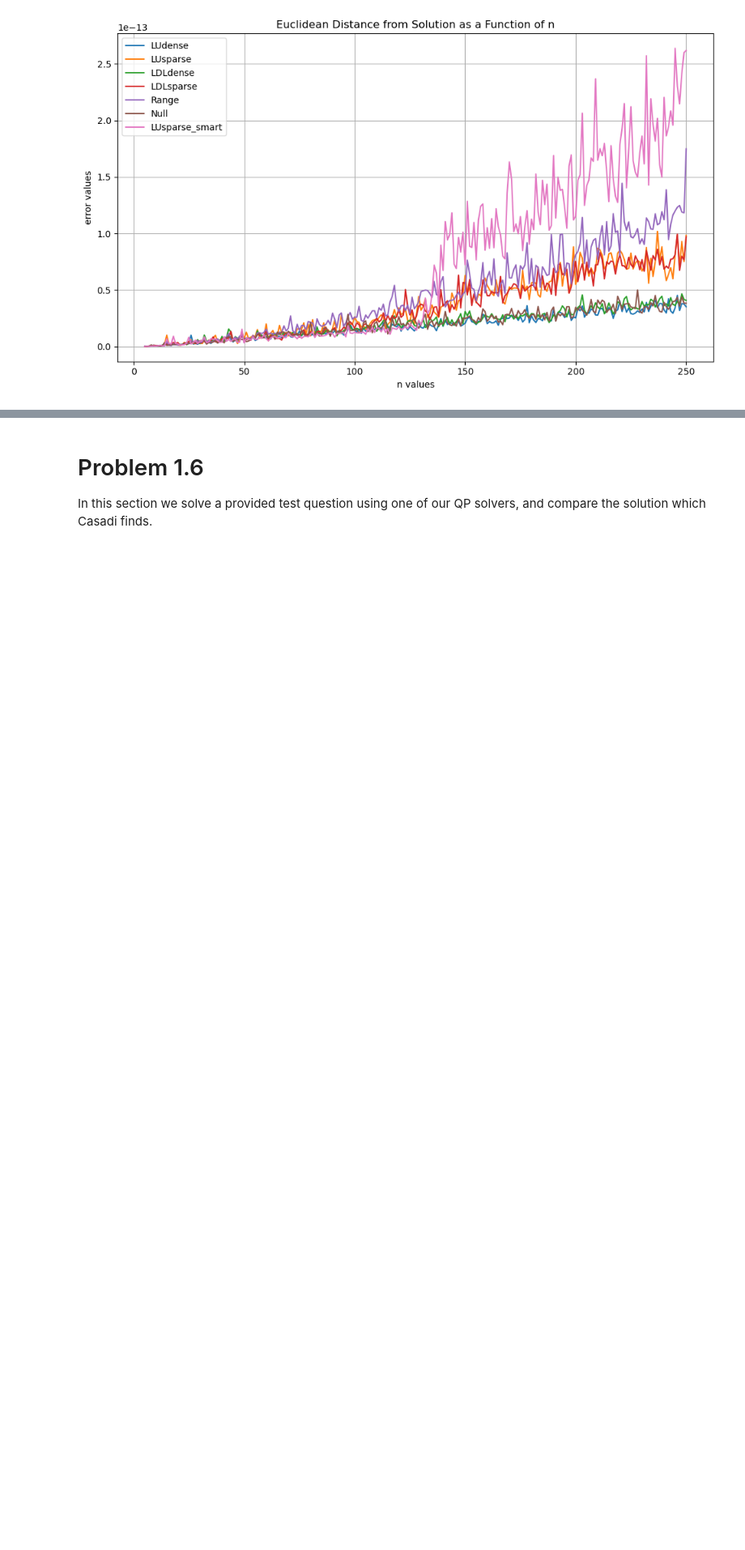
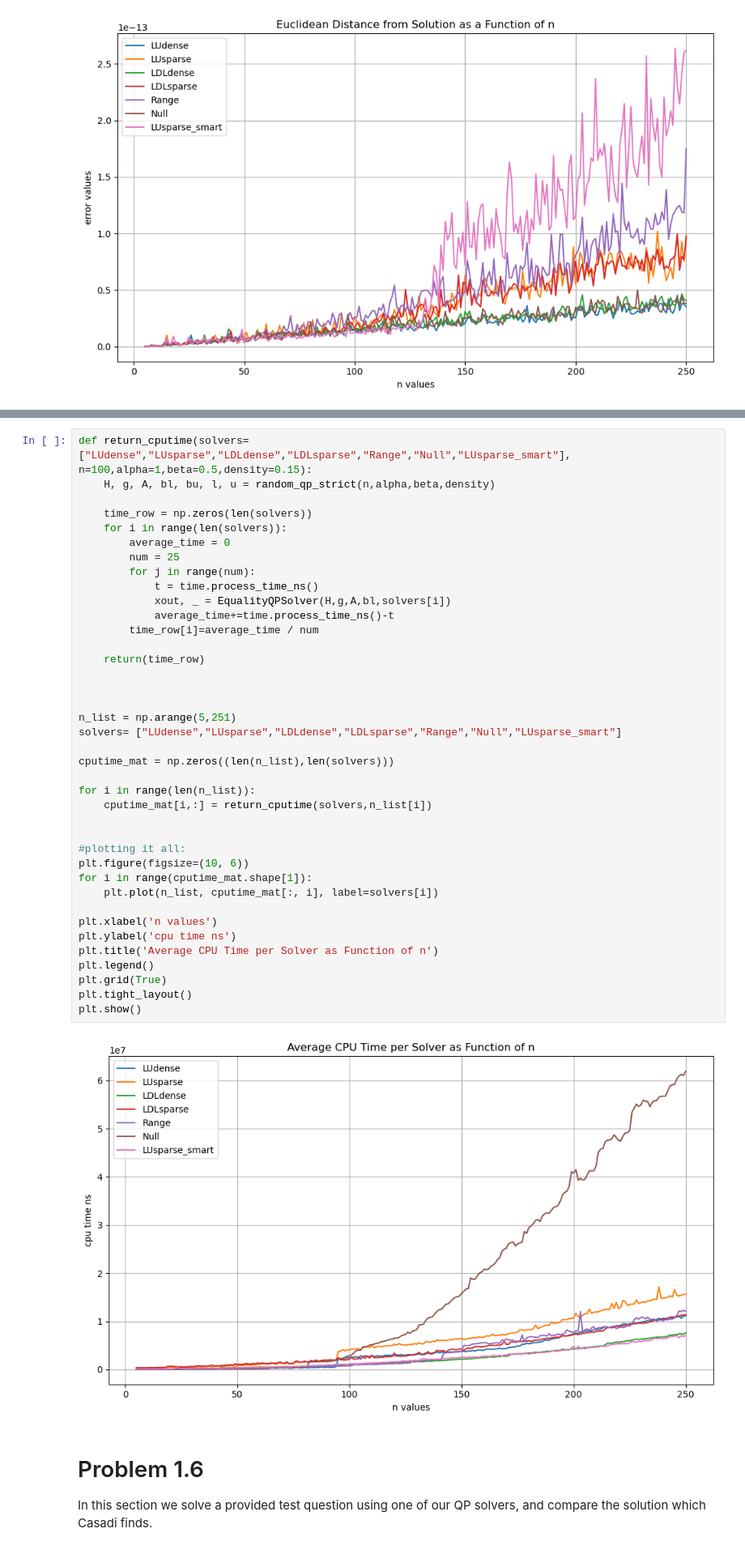
Before and after one commit to TanneSWL/Constrained-Optimization, a Jupyter notebook: Asher JuPyter/Exam_P1.ipynb, the cells around one changed output, grey strips where cells are left out. Shown: that part at 81% size. Drawn from its saved outputs; the diff is of its cells as text; blank space fills up the shorter version.

```diff
--- a/Asher JuPyter/Exam_P1.ipynb
+++ b/Asher JuPyter/Exam_P1.ipynb
@@ -420,3 +419,44 @@ See the GNU Lesser General Public License for more details.
+# %%
+def return_cputime(solvers= ["LUdense","LUsparse","LDLdense","LDLsparse","Range","Null","LUsparse_smart"], n=100,alpha=1,beta=0.5,density=0.15):
+    H, g, A, bl, bu, l, u = random_qp_strict(n,alpha,beta,density)
+
+    time_row = np.zeros(len(solvers))
+    for i in range(len(solvers)):
+        average_time = 0
+        num = 25
+        for j in range(num):
+            t = time.process_time_ns()
+            xout, _ = EqualityQPSolver(H,g,A,bl,solvers[i])
+            average_time+=time.process_time_ns()-t
+        time_row[i]=average_time / num
+
+    return(time_row)
+
+
+
+n_list = np.arange(5,251)
+solvers= ["LUdense","LUsparse","LDLdense","LDLsparse","Range","Null","LUsparse_smart"]
+
+cputime_mat = np.zeros((len(n_list),len(solvers)))
+
+for i in range(len(n_list)):
+    cputime_mat[i,:] = return_cputime(solvers,n_list[i])
+
+
+#plotting it all:
+plt.figure(figsize=(10, 6))
+for i in range(cputime_mat.shape[1]):
+    plt.plot(n_list, cputime_mat[:, i], label=solvers[i])
+
+plt.xlabel('n values')
+plt.ylabel('cpu time ns')
+plt.title('Average CPU Time per Solver as Function of n')
+plt.legend()
+plt.grid(True)
+plt.tight_layout()
+plt.show()
+# %% [output]
+[figure, added]
 # %% [markdown]
 # Problem 1.6
 In this section we solve a provided test question using one of our QP solvers, and compare the solution which Casadi finds.
```
Also changed, not shown: parts of 2 cells of this notebook, 1 other file.
